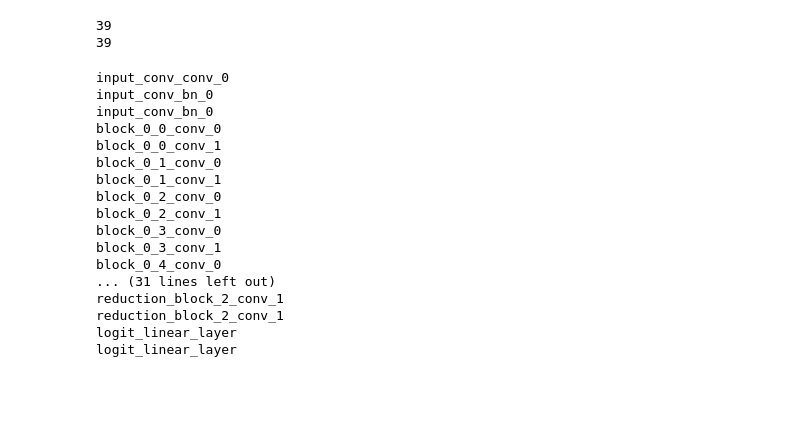
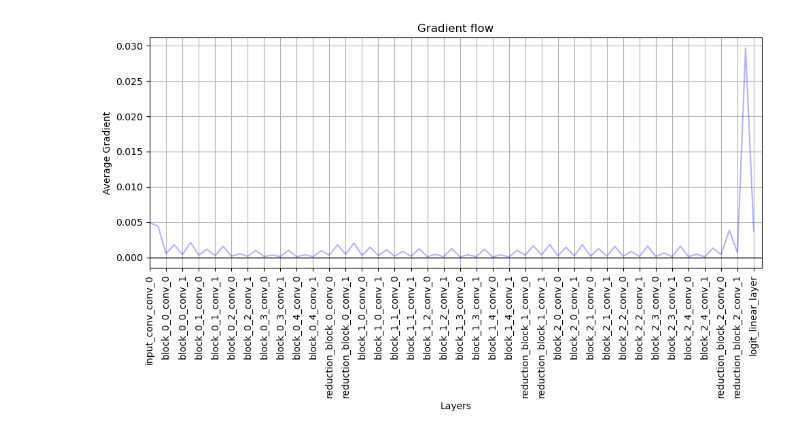
Before and after one commit to AlexeyDronov/mlpractical, a Jupyter notebook: notebooks/visualise_results.ipynb, the cells around one changed output. Cells and saved outputs as stored; diff of their text form; code cells hidden in the pictures; blank space fills up the shorter version.

```diff
--- a/notebooks/visualise_results.ipynb
+++ b/notebooks/visualise_results.ipynb
@@ -147,40 +257,5 @@ Block is built, output volume is torch.Size([100, 100])
-# %%
-layer_grads = {}
-layers = []
-for layer, parameter in model.named_parameters():
-        layer_name = layer.replace('.weight', '').replace('.bias', '')# .replace("layer_dict.", "").replace(".", "_")
-
-        mean_grad = parameter.grad.abs().mean().item()
-        if layer_name not in layer_grads:
-            layer_grads[layer_name] = mean_grad
-        else:
-            layer_grads[layer_name] = (layer_grads[layer_name] + mean_grad)/2
-
-layers = list(layer_grads.keys())
-values = list(layer_grads.values())
-print(len(values))
-print(len(layers))
-# %% [output]
-39
-39
-# %%
-for layer, parameter in model.named_parameters():
-    print(layer.replace('.weight', '').replace('.bias', '').replace("layer_dict.", "").replace(".", "_"))
-# %% [output]
-input_conv_conv_0
-input_conv_bn_0
-input_conv_bn_0
-block_0_0_conv_0
-block_0_0_conv_1
-block_0_1_conv_0
-block_0_1_conv_1
-block_0_2_conv_0
-block_0_2_conv_1
-block_0_3_conv_0
-block_0_3_conv_1
-block_0_4_conv_0
-... (31 lines left out)
-reduction_block_2_conv_1
-reduction_block_2_conv_1
-logit_linear_layer
-logit_linear_layer
+# %%
+from IPython.display import display
+display(plot)
+# %% [output]
+[figure, added]
```
Also changed, not shown: parts of 7 cells of this notebook, 7 other files.
